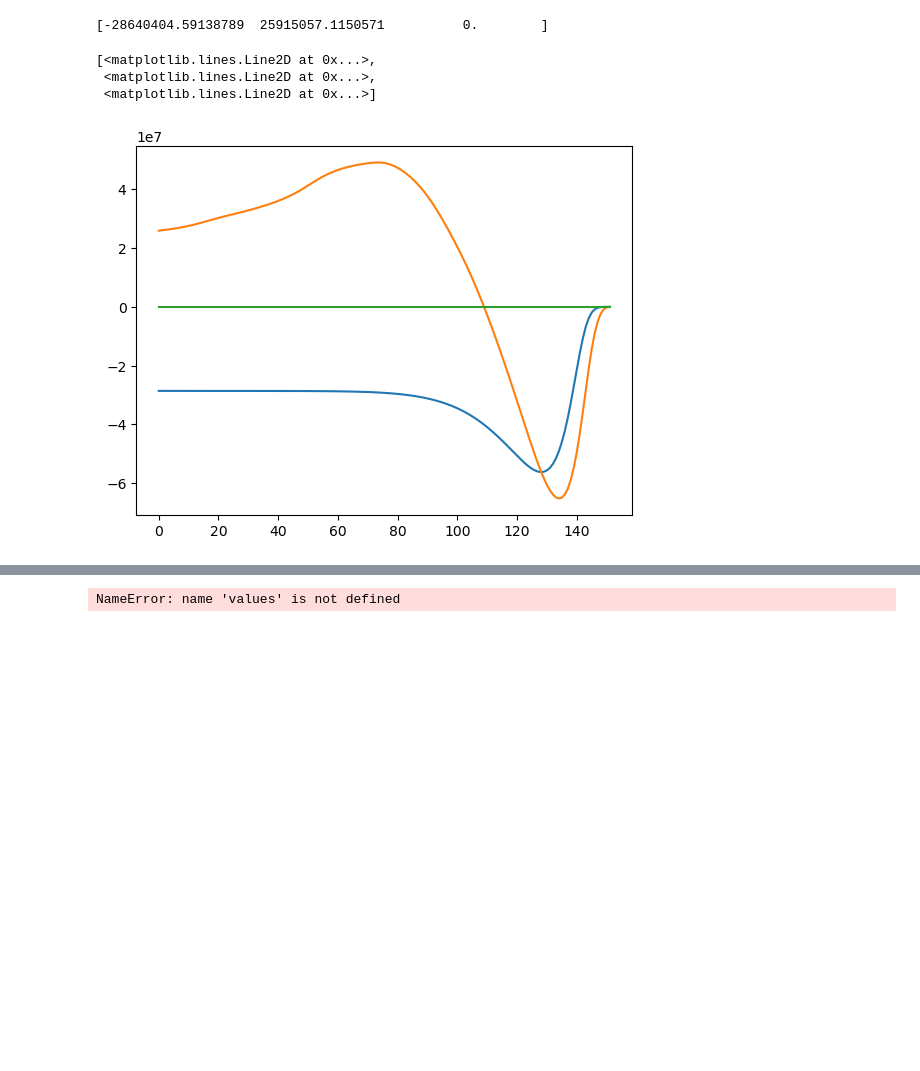
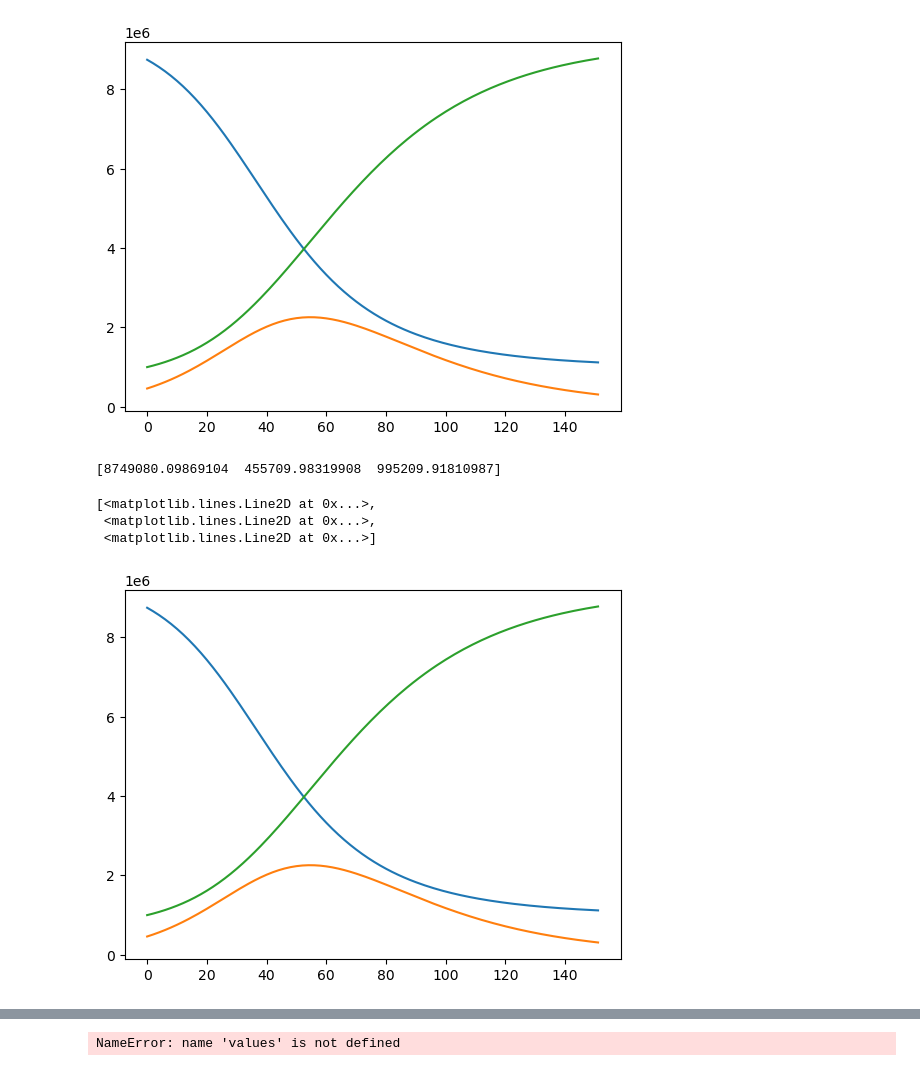
Before and after one commit to oaf9/Differential-Game-Theory-for-SIR-Models, a Jupyter notebook: Code/sir_notebook.ipynb, the cells around one changed output, grey strips where cells are left out. Drawn from its saved outputs; the diff is of its cells as text; code cells hidden in the pictures; blank space fills up the shorter version.

```diff
--- a/Code/sir_notebook.ipynb
+++ b/Code/sir_notebook.ipynb
@@ -13,23 +20,29 @@ S_0, I_0, R_0  = float(S[0]), float(I[0]), float(R[0])
 # %%
 solver = solveSIR(S_true = S, I_true = I,
                   R_true = R, N = 10200000,
-                  p_0 = (.5, .1, S_0, I_0, R_0))
+                  p_0 = (.108, .04, S_0, I_0, R_0))
 
 V = solver.forwardSolve()
 solver.S_hat =  interp1d(np.arange(len(V)), V[:, 0],
-                    kind = 'quadratic', fill_value="extrapolate", axis=-1)
+                kind = 'quadratic', fill_value="extrapolate", axis=-1)
 solver.I_hat =  interp1d(np.arange(len(V)), V[:, 1],
         kind = 'quadratic', fill_value="extrapolate", axis=-1)
 solver.R_hat =  interp1d(np.arange(len(V)), V[:, 2],
         kind = 'quadratic', fill_value="extrapolate", axis=-1)
+
+plt.plot(V)
+
+y0 = V[-1]
+# %% [output]
+[figure, added]
 # %%
-out = solver.backwardsSolve()
+out = solver.bSIRSolve(y0)
 print(out[0])
 plt.plot(out)
 # %% [output]
-[-28640404.59138789  25915057.1150571          0.        ]
+[8749080.09869104  455709.98319908  995209.91810987]
 [<matplotlib.lines.Line2D at 0x...>,
  <matplotlib.lines.Line2D at 0x...>,
  <matplotlib.lines.Line2D at 0x...>]
-[figure, old version]
+[figure, new version]
 # %%
```
Also changed, not shown: parts of 10 cells of this notebook, 1 other file.
